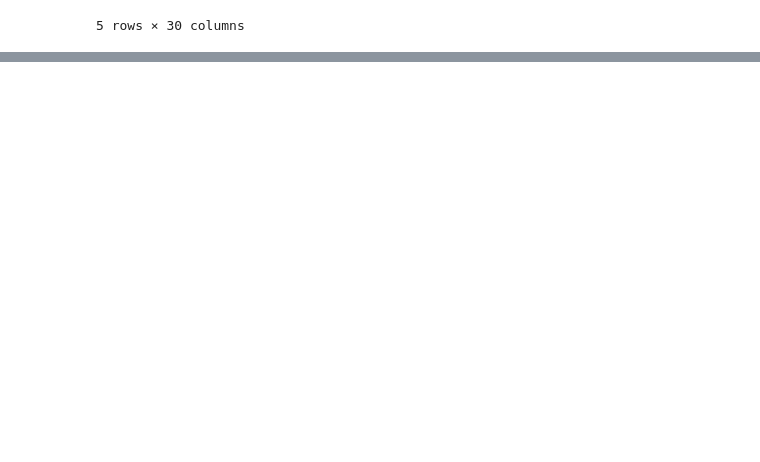
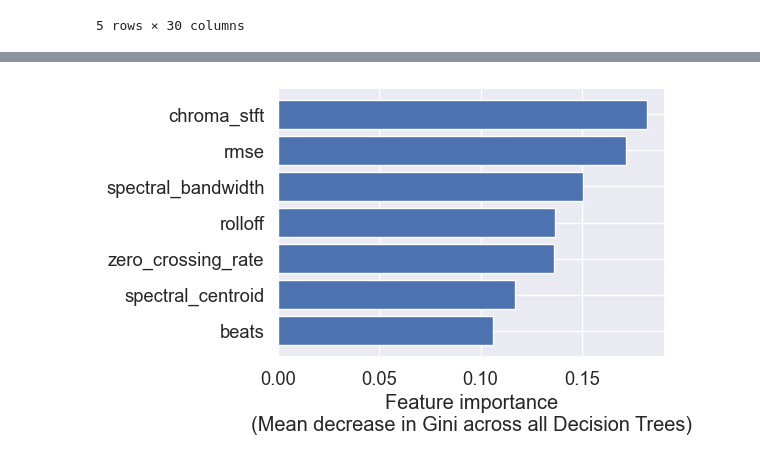
Before and after one commit to ivanmaykov/DS2500-Group-Project, a Jupyter notebook: Feature Importance.ipynb, the cells around one changed output, grey strips where cells are left out. Saved outputs shown, nothing was run; the diff lists cells and outputs as text; code cells hidden in the pictures; blank space fills up the shorter version.

```diff
--- a/Feature Importance.ipynb
+++ b/Feature Importance.ipynb
@@ -121,0 +124,9 @@ plot_feat_import(x_feat_list, rf_clf.feature_importances_)
+# %%
+import pandas as pd
+import numpy as np
+
+
+# using the kaggle csv
+df = pd.read_csv('music_feats.csv')
+
+df.head()
@@ -121,0 +141,15 @@ plot_feat_import(x_feat_list, rf_clf.feature_importances_)
+# %%
+
+df = df[['tempo','beats','chroma_stft','rmse','spectral_centroid','spectral_bandwidth','rolloff','zero_crossing_rate', 'label']]
+# %%
+df_scaled = pd.DataFrame()
+for feat in df.columns:
+    if feat != 'label':
+        df_scaled[feat] = df[feat] / df[feat].std()
+# %%
+x_feat_list = df.columns[1:-1]
+
+x = df_scaled.loc[:, x_feat_list].values
+y = df.loc[:, 'label'].values
+
+y_feat_list = np.unique(y)
@@ -121,0 +214,13 @@ plot_feat_import(x_feat_list, rf_clf.feature_importances_)
+# %%
+sns.set(font_scale=1.2)
+
+# number of decision trees in the forest
+n_estimators = 100
+rf_clf = RandomForestClassifier(n_estimators=n_estimators)
+
+# fit random forest to data
+rf_clf.fit(x, y)
+
+plot_feat_import(x_feat_list, rf_clf.feature_importances_)
+# %% [output]
+[figure, added]
```
Also changed, not shown: parts of 5 cells of this notebook.
